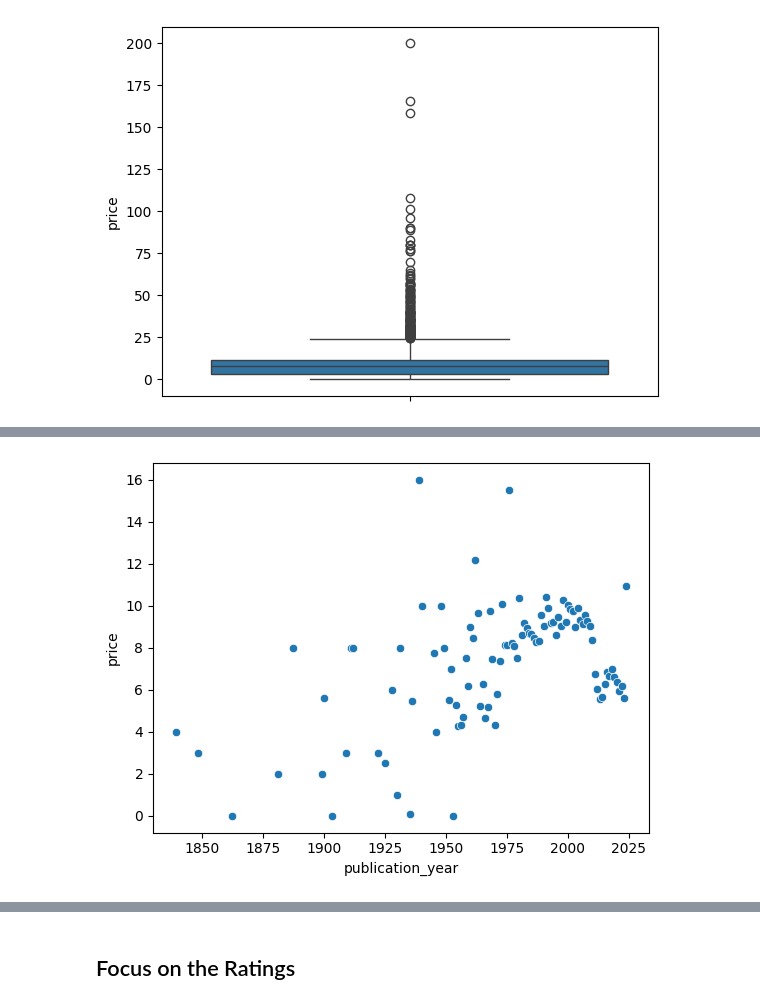
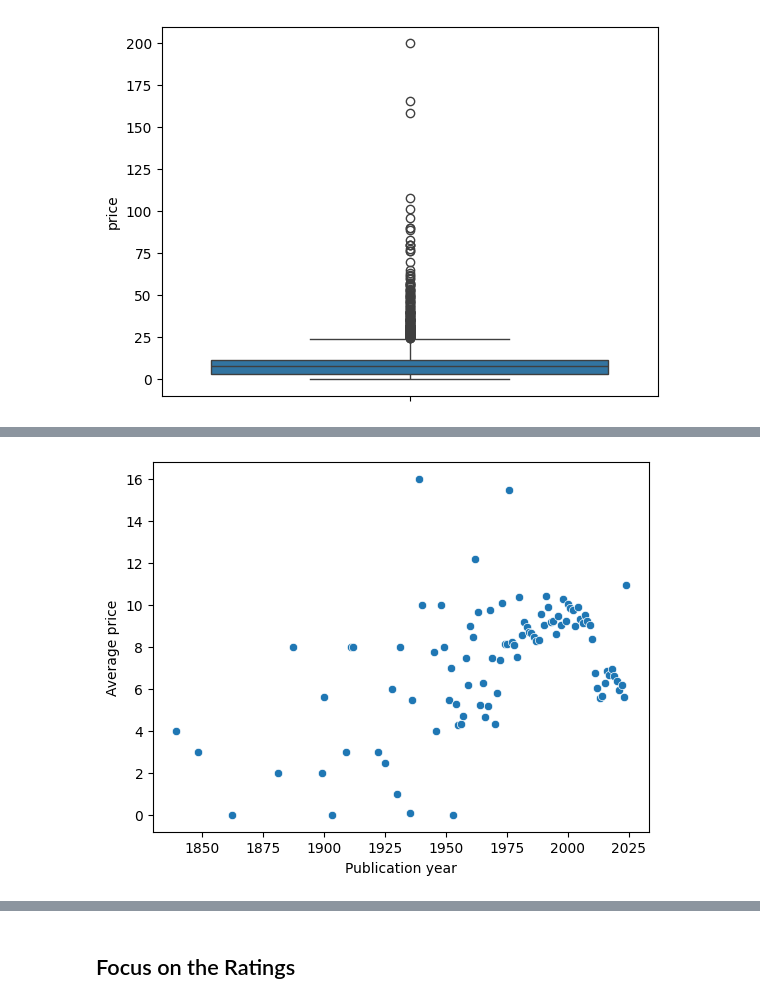
Before and after one commit to Ethan2541/Projet-DALAS, a Jupyter notebook: src/eda.ipynb, the cells around one changed output, grey strips where cells are left out. Saved outputs shown, nothing was run; the diff lists cells and outputs as text; code cells hidden in the pictures.

```diff
--- a/src/eda.ipynb
+++ b/src/eda.ipynb
@@ -23,7 +18,9 @@ Before exploring our data, it is crucial to first clean it and remove any duplic
 # %%
 df = pd.read_csv("./../data/goodreads_data.csv", converters={"genres": lambda x: x[1:-1].split(",")})
 df["publication_date"] = pd.to_datetime(df["published"].apply(lambda x: " ".join(str(x).split()[:3])), errors="coerce")
-df["publication_year"] = df["publication_date"].dt.year.astype("Int64")
+df["publication_year"] = df["publication_date"].dt.year.astype("float")
+df["n_pages"] = df["pages_format"].apply(lambda x: int(x.split()[0]) if x.split()[0].isdigit() else np.nan).astype("float")
+df["format"] = df["pages_format"].apply(lambda x: x.replace("Kindle Edition", "Kindle").split()[-1].lower() if x.replace("Kindle Edition", "Kindle").split()[-1].lower() in ["hardcover", "paperback", "ebook", "audiobook", "audio", "cd", "kindle"] else "other").astype("category")
 
 dic_rating = {1: "one_star", 2: "two_stars", 3: "three_stars", 4: "four_stars", 5: "five_stars"}
 for key, value in dic_rating.items():
@@ -206,6 +412,8 @@ plt.show()
 # %%
 average_prices = df.groupby("publication_year")["price"].mean()
 sns.scatterplot(data=average_prices)
+plt.xlabel("Publication year")
+plt.ylabel("Average price")
 plt.show()
 # %% [output]
-[figure, old version]
+[figure, new version]
```
Also changed, not shown: parts of 28 cells of this notebook, 5 other files.
